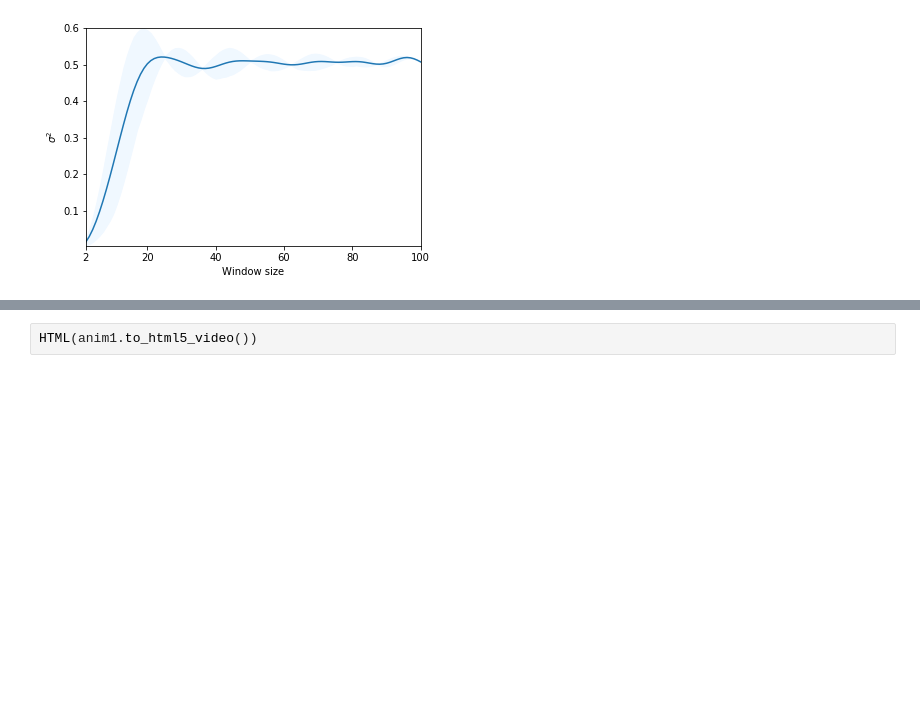
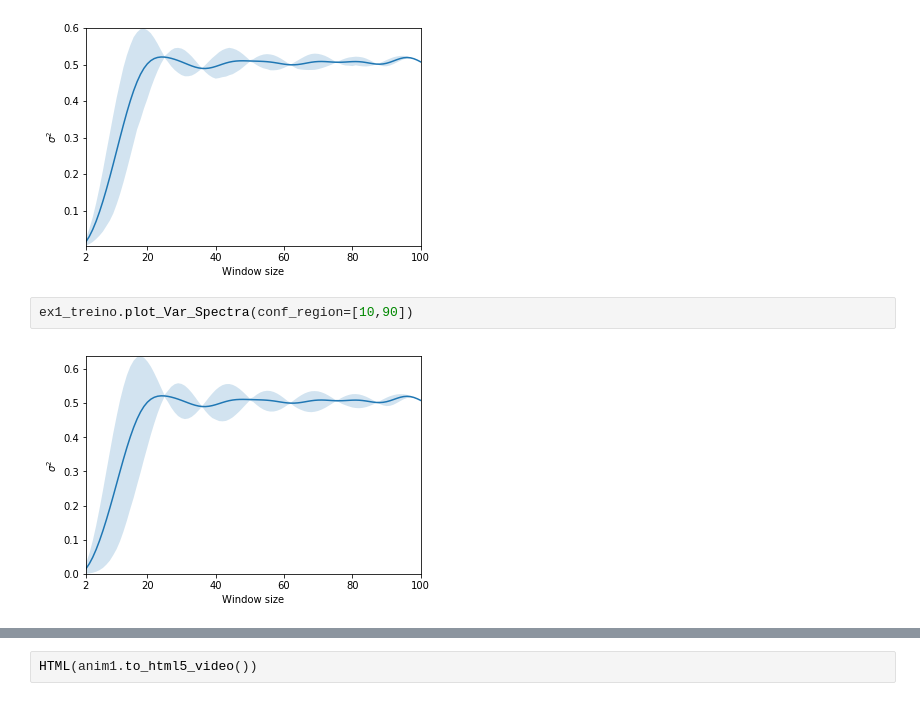
Before and after one commit to afraeq/spectra, a Jupyter notebook: notebooks/intervalos_confianca.ipynb, the cells around one changed output, grey strips where cells are left out. Drawn from its saved outputs; the diff is of its cells as text; blank space fills up the shorter version.

```diff
--- a/notebooks/intervalos_confianca.ipynb
+++ b/notebooks/intervalos_confianca.ipynb
@@ -260,6 +336,10 @@ ex1_treino.calc_Var_Spectra()
 ex1_treino.plot_Var_Spectra(conf_region=[25,75])
 # %% [output]
 [figure]
+# %%
+ex1_treino.plot_Var_Spectra(conf_region=[10,90])
+# %% [output]
+[figure, added]
 # %%
 t1 = np.arange(1,101)
 
```
Also changed, not shown: parts of 3 cells of this notebook, 2 other files.
